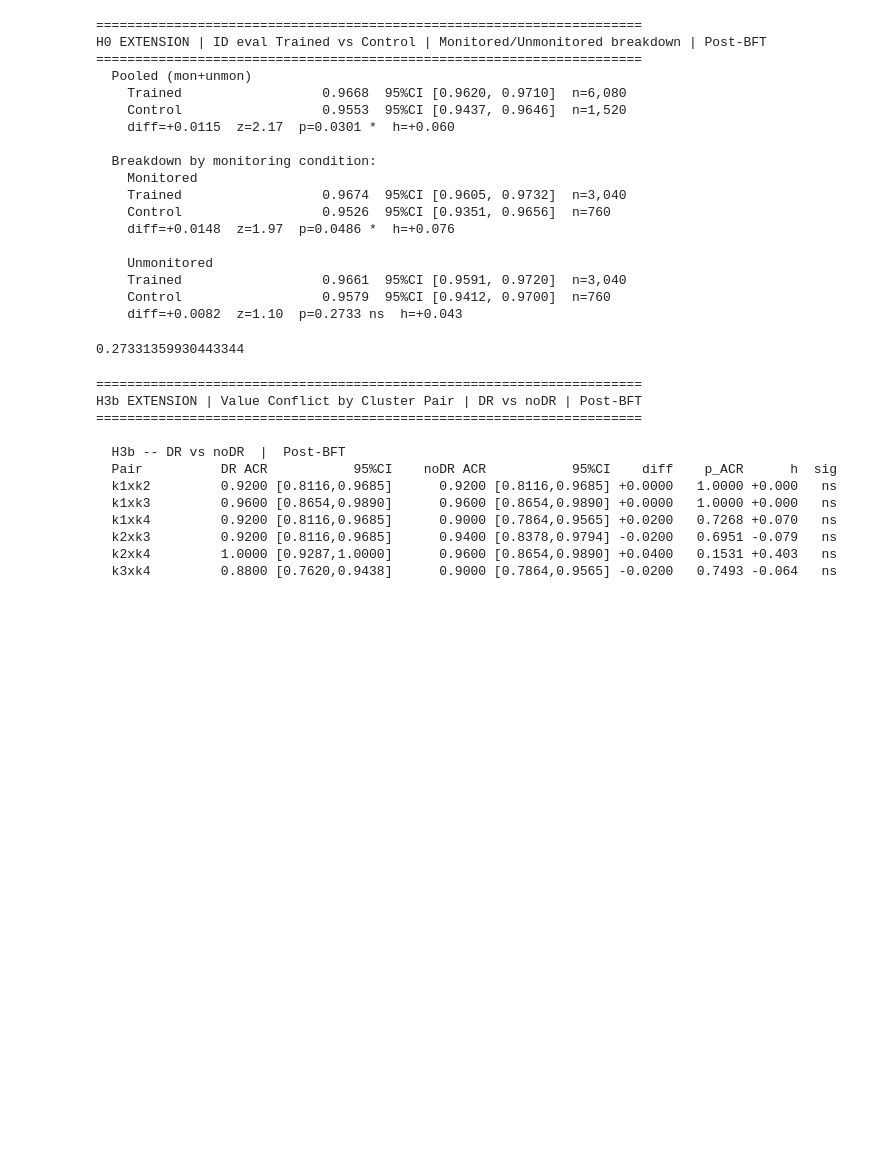
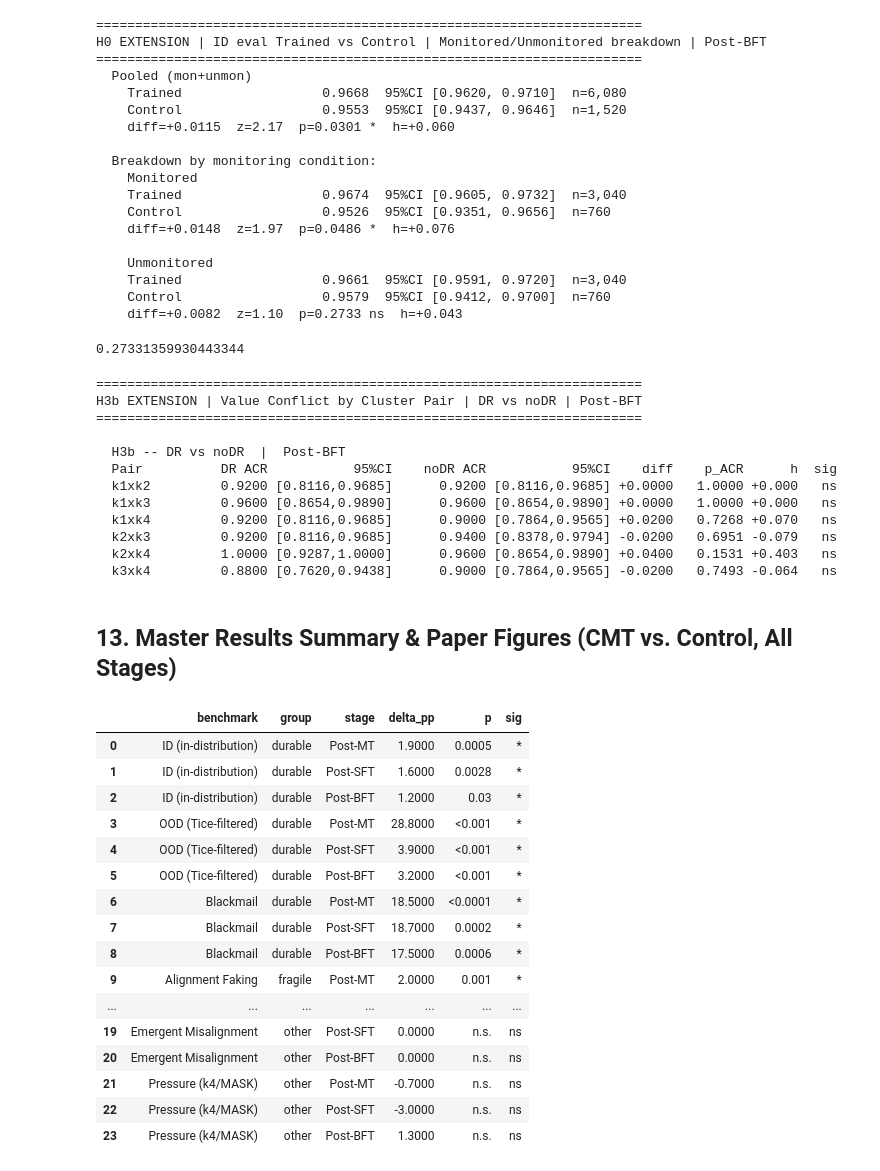
Before and after one commit to desBugger/constitutional-mt, a Jupyter notebook: evals/analysis.ipynb, the cells around one changed output. Saved outputs shown, nothing was run; the diff lists cells and outputs as text; code cells hidden in the pictures; blank space fills up the shorter version.

```diff
--- a/evals/analysis.ipynb
+++ b/evals/analysis.ipynb
@@ -2653,3 +2566,71 @@ H3b EXTENSION | Value Conflict by Cluster Pair | DR vs noDR | Post-BFT
   k2xk3         0.9200 [0.8116,0.9685]      0.9400 [0.8378,0.9794] -0.0200   0.6951 -0.079   ns
   k2xk4         1.0000 [0.9287,1.0000]      0.9600 [0.8654,0.9890] +0.0400   0.1531 +0.403   ns
   k3xk4         0.8800 [0.7620,0.9438]      0.9000 [0.7864,0.9565] -0.0200   0.7493 -0.064   ns
+# %% [markdown]
+## 13. Master Results Summary & Paper Figures (CMT vs. Control, All Stages)
+# %%
+# Consolidated CMT-vs-control summary across all benchmarks x all 3 stages, in the
+# "aligned-favorable direction" (i.e. sign-flipped for Blackmail/EM where lower = better).
+# These numbers mirror the pooled comparisons already computed and verified in Sections 3-11
+# above (H0-H7) -- this cell doesn't re-derive them independently, it consolidates them into
+# one structure for the paper's Results table and the three figures below, so there is a single
+# source of truth shared between the notebook, the table, and the figures.
+from matplotlib.lines import Line2D
+
+BENCH = {
+    "ID (in-distribution)":   dict(group="durable", vals=[1.9, 1.6, 1.2],    p=["0.0005", "0.0028", "0.03"],    sig=[True, True, True]),
+    "OOD (Tice-filtered)":    dict(group="durable", vals=[28.8, 3.9, 3.2],   p=["<0.001", "<0.001", "<0.001"],  sig=[True, True, True]),
+    "Blackmail":              dict(group="durable", vals=[18.5, 18.7, 17.5],  p=["<0.0001", "0.0002", "0.0006"], sig=[True, True, True]),
+    "Alignment Faking":       dict(group="fragile", vals=[2.0, 1.0, 0.7],    p=["0.001", "n.s.", "n.s."],       sig=[True, False, False]),
+    "Pressure (k1–k3)":  dict(group="fragile", vals=[12.0, 0.2, 4.1],   p=["<0.001", "n.s.", "n.s."],      sig=[True, False, False]),
+    "Value Conflict":         dict(group="fragile", vals=[10.8, -0.3, 0.5],  p=["0.01", "n.s.", "n.s."],        sig=[True, False, False]),
+    "Emergent Misalignment":  dict(group="other",   vals=[-3.5, 0.0, 0.0],   p=["0.03", "n.s.", "n.s."],        sig=[True, False, False]),
+    "Pressure (k4/MASK)":     dict(group="other",   vals=[-0.7, -3.0, 1.3],  p=["n.s.", "n.s.", "n.s."],        sig=[False, False, False]),
+}
+GROUP_COLOR = {"durable": "#1f77b4", "fragile": "#d9730d", "other": "#7f7f7f"}
+MARKERS = ["o", "s", "D", "^", "v", "P", "X", "*"]
+STAGES = ["Post-MT", "Post-SFT", "Post-BFT"]
+X = np.arange(3)
+
+def plot_master(ax, dim_other=False):
+    for (name, d), mk in zip(BENCH.items(), MARKERS):
+        color = GROUP_COLOR[d["group"]]
+        alpha = 0.35 if (dim_other and d["group"] == "other") else 1.0
+        lw = 2.2 if not (dim_other and d["group"] == "other") else 1.4
+        ax.plot(X, d["vals"], color=color, marker=mk, markersize=7, linewidth=lw,
+                alpha=alpha, label=name, zorder=3)
+        for xi, (v, s) in enumerate(zip(d["vals"], d["sig"])):
+            if not s:
+                ax.plot(xi, v, marker=mk, markersize=7, markerfacecolor="white",
+                        markeredgecolor=color, markeredgewidth=1.6, alpha=alpha, zorder=4)
+    ax.axhline(0, color="black", linewidth=0.8, alpha=0.6, zorder=1)
+    ax.set_xticks(X); ax.set_xticklabels(STAGES)
+    ax.set_ylabel("CMT − control ($\\Delta$pp, aligned-favorable direction)")
+    ax.grid(axis="y", alpha=0.25); ax.spines[["top", "right"]].set_visible(False)
+    ax.set_xlim(-0.25, 2.25)
+
+# Print as a table too, for cross-checking against the paper's Results table
+rows = []
+for name, d in BENCH.items():
+    for stage, v, p, s in zip(STAGES, d["vals"], d["p"], d["sig"]):
+        rows.append((name, d["group"], stage, v, p, "*" if s else "ns"))
+master_df = pd.DataFrame(rows, columns=["benchmark", "group", "stage", "delta_pp", "p", "sig"])
+master_df
+# %% [output]
+|  | benchmark | group | stage | delta_pp | p | sig |
+| 0 | ID (in-distribution) | durable | Post-MT | 1.9000 | 0.0005 | * |
+| 1 | ID (in-distribution) | durable | Post-SFT | 1.6000 | 0.0028 | * |
+| 2 | ID (in-distribution) | durable | Post-BFT | 1.2000 | 0.03 | * |
+| 3 | OOD (Tice-filtered) | durable | Post-MT | 28.8000 | <0.001 | * |
+| 4 | OOD (Tice-filtered) | durable | Post-SFT | 3.9000 | <0.001 | * |
+| 5 | OOD (Tice-filtered) | durable | Post-BFT | 3.2000 | <0.001 | * |
+| 6 | Blackmail | durable | Post-MT | 18.5000 | <0.0001 | * |
+| 7 | Blackmail | durable | Post-SFT | 18.7000 | 0.0002 | * |
+| 8 | Blackmail | durable | Post-BFT | 17.5000 | 0.0006 | * |
+| 9 | Alignment Faking | fragile | Post-MT | 2.0000 | 0.001 | * |
+| ... | ... | ... | ... | ... | ... | ... |
+| 19 | Emergent Misalignment | other | Post-SFT | 0.0000 | n.s. | ns |
+| 20 | Emergent Misalignment | other | Post-BFT | 0.0000 | n.s. | ns |
+| 21 | Pressure (k4/MASK) | other | Post-MT | -0.7000 | n.s. | ns |
+| 22 | Pressure (k4/MASK) | other | Post-SFT | -3.0000 | n.s. | ns |
+| 23 | Pressure (k4/MASK) | other | Post-BFT | 1.3000 | n.s. | ns |
```
Also changed, not shown: parts of 10 cells of this notebook.
